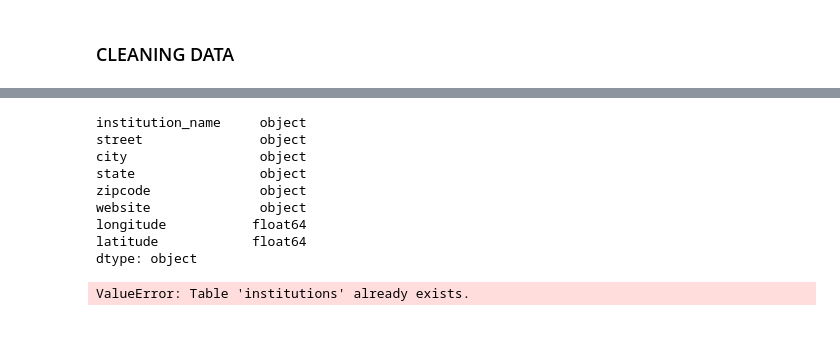
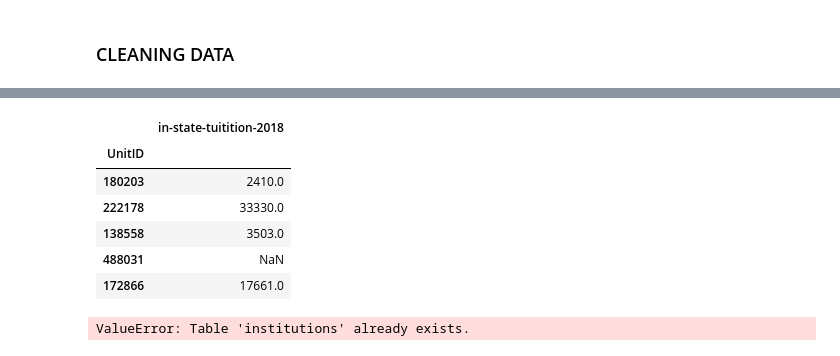
Before and after one commit to huntercash/Project2-FullStackApp, a Jupyter notebook: CleanToDB/clean_and_export.ipynb, the cells around one changed output, grey strips where cells are left out. Drawn from its saved outputs; the diff is of its cells as text; code cells hidden in the pictures.

```diff
--- a/CleanToDB/clean_and_export.ipynb
+++ b/CleanToDB/clean_and_export.ipynb
@@ -8,6 +8,7 @@ import sqlite3
 import os
 # %%
 institutions_csv = pd.read_csv(os.path.join("rawdata", "institutions.csv"), index_col="UnitID")
+net_csv = pd.read_csv(os.path.join("rawdata", "cost-attendance.csv"), index_col="UnitID")
 # %%
 # Create Actual SQL Lite DB
 conn = sqlite3.connect(os.path.join('..','api','static','db','studentloans.sqlite'))
@@ -23,15 +24,14 @@ inst_df.head()
 | 138558 | Abraham Baldwin Agricultural College | 2802 Moore Hwy | Tifton | GA | 31793-2601 | www.abac.edu | -83.528281 | 31.481889 |
 | 488031 | Abraham Lincoln University | 3530 Wilshire Boulevard Suite 1430 | Los Angeles | CA | 90010 | www.alu.edu/ | -118.301181 | 34.060990 |
 | 172866 | Academy College | 1600 W. 82nd Street Suite 100 | Bloomington | MN | 55431-1411 | www.academycollege.edu | -93.299809 | 44.855722 |
-# %%
-inst_df.dtypes
-# %% [output]
-institution_name     object
-street               object
-city                 object
-state                object
-zipcode              object
-website              object
-longitude           float64
-latitude            float64
-dtype: object
+# %%
+net_df = net_csv
+net_df.head()
+# %% [output]
+|  | in-state-tuitition-2018 |
+| UnitID |  |
+| 180203 | 2410.0 |
+| 222178 | 33330.0 |
+| 138558 | 3503.0 |
+| 488031 | NaN |
+| 172866 | 17661.0 |
```
Also changed, not shown: parts of 2 cells of this notebook, 6 other files.
